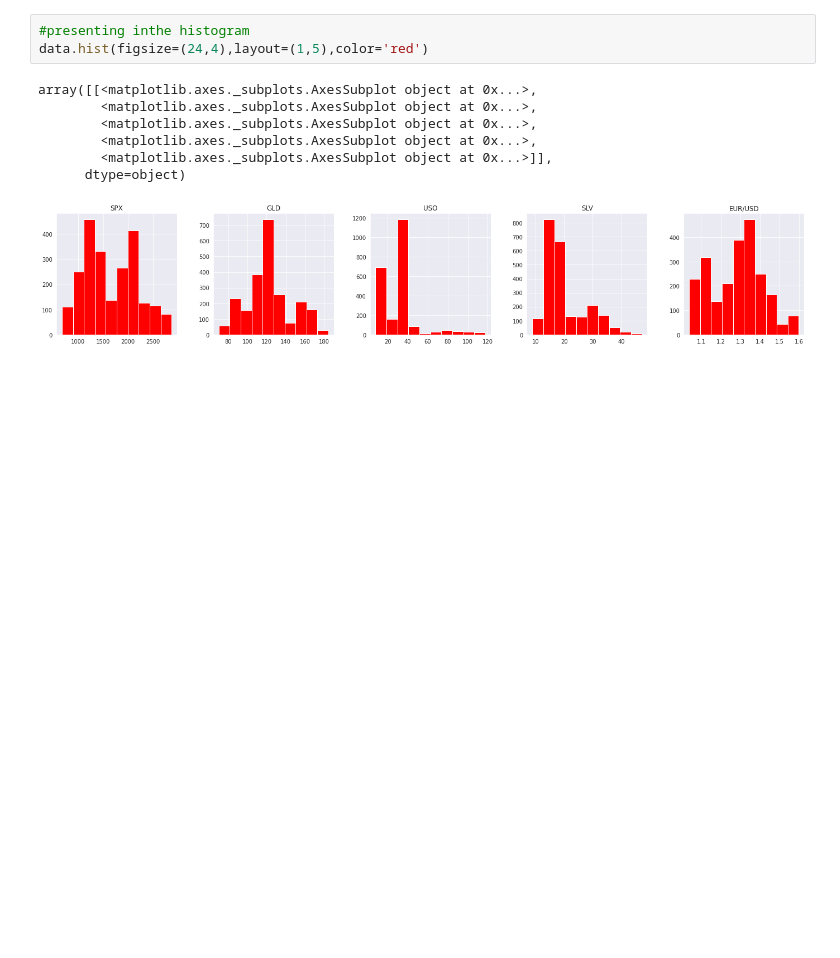
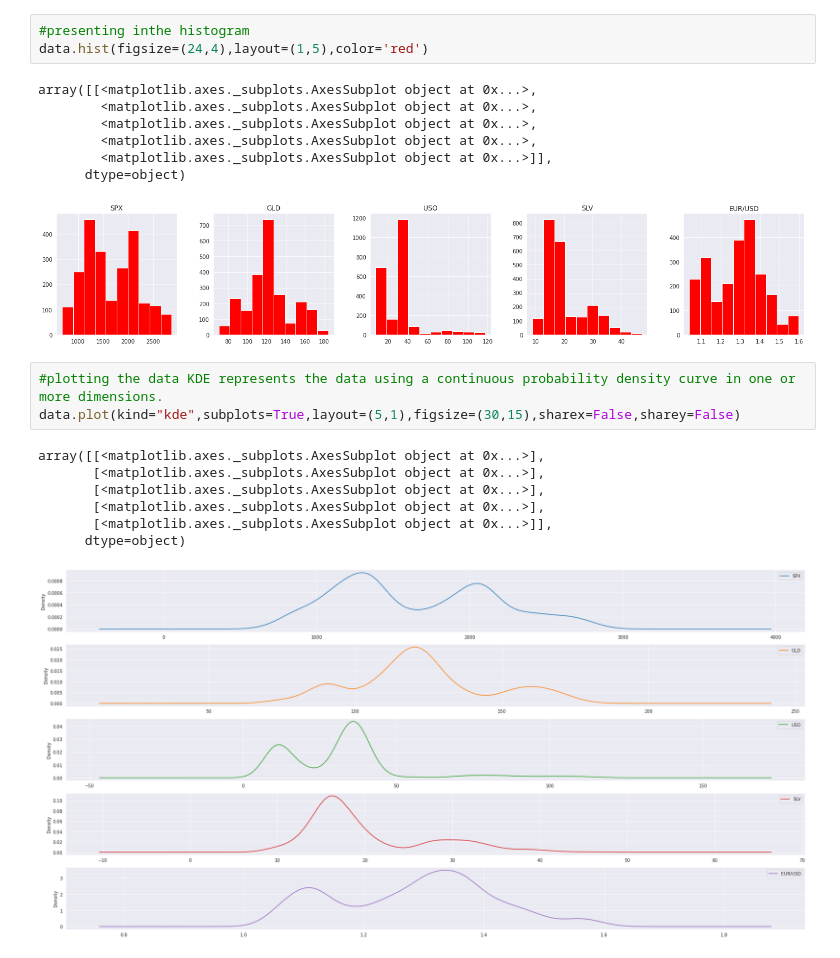
Before and after one commit to yubrajt/GoldPricePrediction, a Jupyter notebook: GoldPricePrediction.ipynb, the cells around one changed output. Saved outputs shown, nothing was run; the diff lists cells and outputs as text; blank space fills up the shorter version.

```diff
--- a/GoldPricePrediction.ipynb
+++ b/GoldPricePrediction.ipynb
@@ -122,3 +122,14 @@ array([[<matplotlib.axes._subplots.AxesSubplot object at 0x...>,
         <matplotlib.axes._subplots.AxesSubplot object at 0x...>]],
       dtype=object)
 [figure]
+# %%
+#plotting the data KDE represents the data using a continuous probability density curve in one or more dimensions.
+data.plot(kind="kde",subplots=True,layout=(5,1),figsize=(30,15),sharex=False,sharey=False)
+# %% [output]
+array([[<matplotlib.axes._subplots.AxesSubplot object at 0x...>],
+       [<matplotlib.axes._subplots.AxesSubplot object at 0x...>],
+       [<matplotlib.axes._subplots.AxesSubplot object at 0x...>],
+       [<matplotlib.axes._subplots.AxesSubplot object at 0x...>],
+       [<matplotlib.axes._subplots.AxesSubplot object at 0x...>]],
+      dtype=object)
+[figure, added]
```
Also changed, not shown: parts of 3 cells of this notebook.
